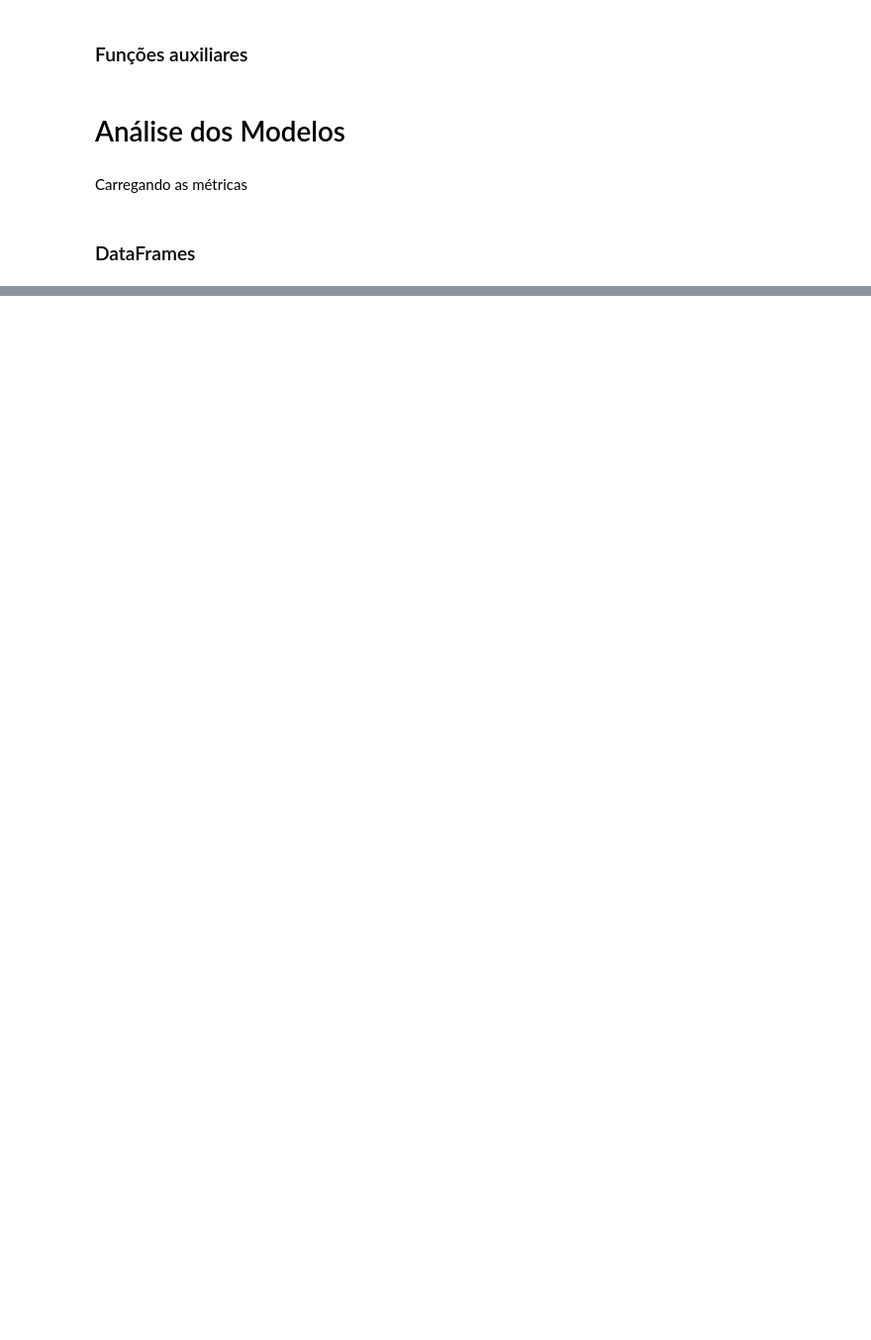
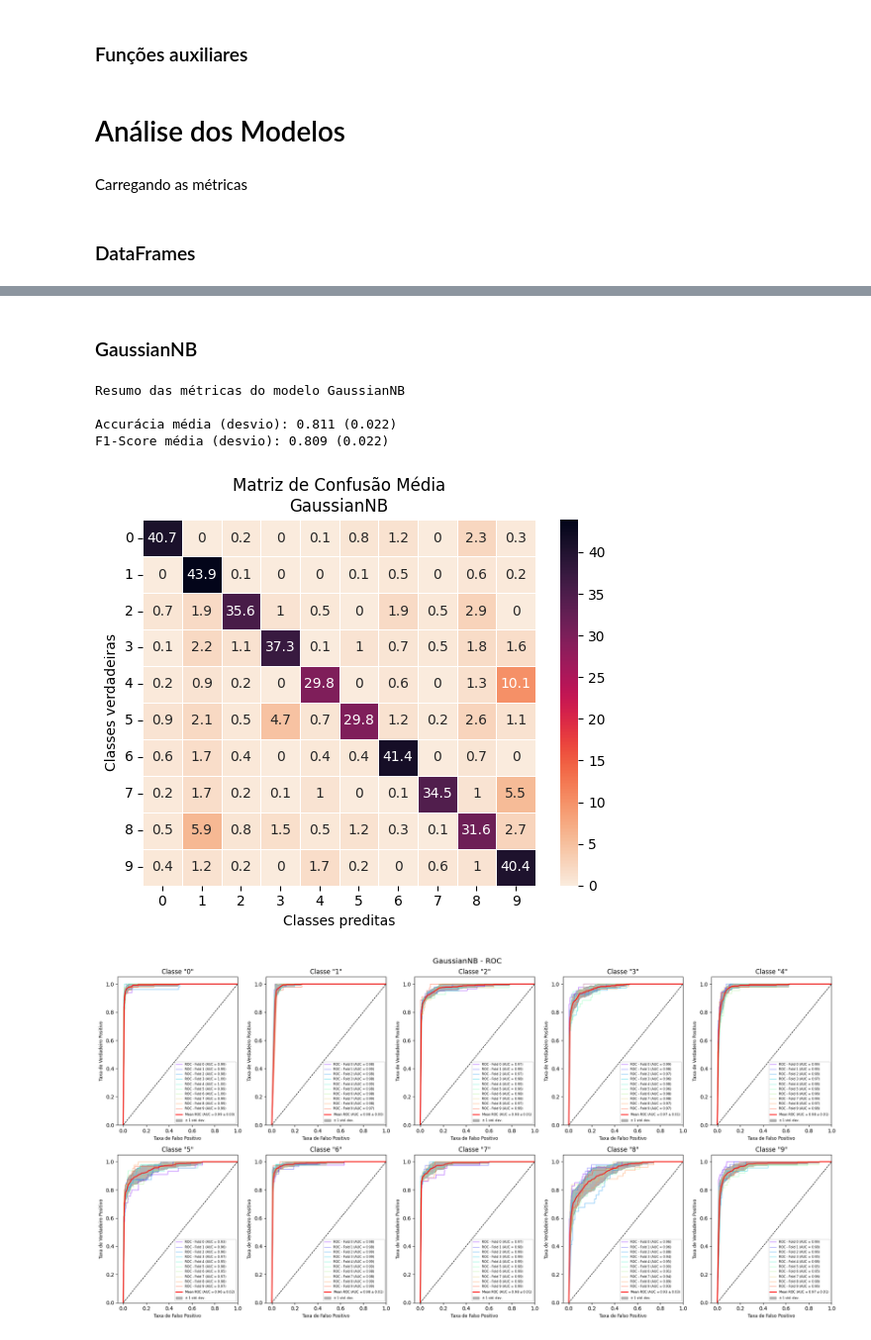
Before and after one commit to carlosgcarneiro/PESMnist, a Jupyter notebook: aed_mnist.ipynb, the cells around one changed output, grey strips where cells are left out. Shown at 99% size. Cells and saved outputs as stored; diff of their text form; code cells hidden in the pictures; blank space fills up the shorter version.

```diff
--- a/aed_mnist.ipynb
+++ b/aed_mnist.ipynb
@@ -69,0 +98,13 @@ fscore_df = pd.DataFrame(
+# %% [markdown]
+### GaussianNB
+# %%
+gnb_results = Results('GaussianNB', gnb_acc, gnb_f1, gnb_cm, gnb_roc, '')
+gnb_results.plot()
+gnb_results.save()
+# %% [output]
+Resumo das métricas do modelo GaussianNB
+
+Accurácia média (desvio): 0.811 (0.022)
+F1-Score média (desvio): 0.809 (0.022)
+[figure, added]
+[figure, added]
```
Also changed, not shown: parts of 21 cells of this notebook, 9 other files.
